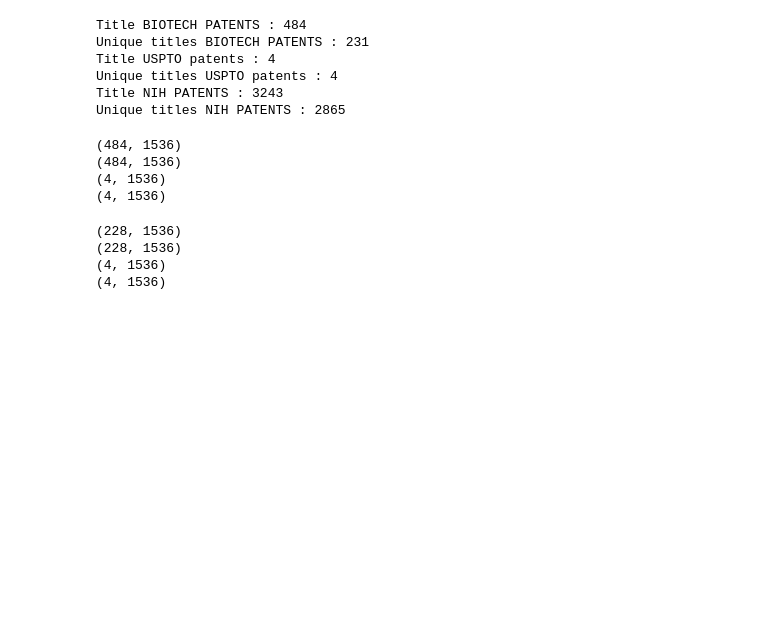
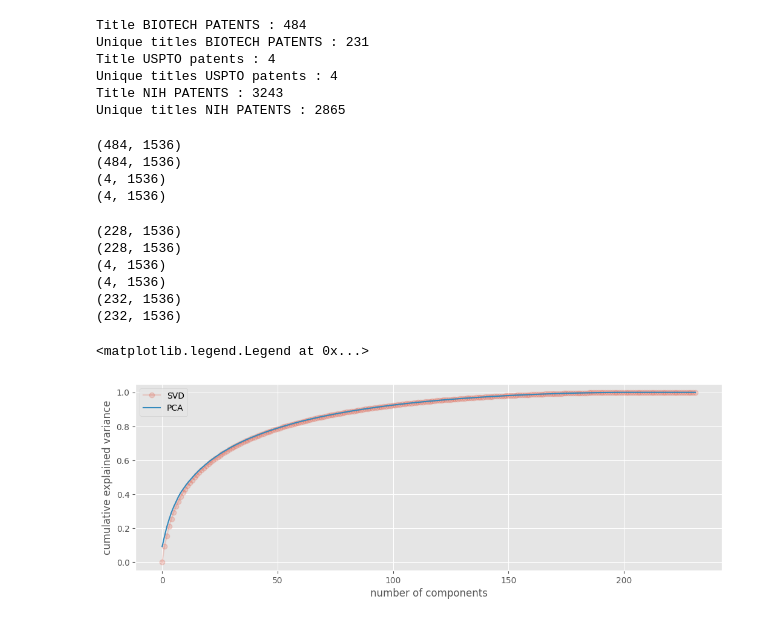
Before and after one commit to malinphy/e_repo, a Jupyter notebook: patent_data_EDA.ipynb, the cells around one changed output. Drawn from its saved outputs; the diff is of its cells as text; code cells hidden in the pictures; blank space fills up the shorter version.

```diff
--- a/patent_data_EDA.ipynb
+++ b/patent_data_EDA.ipynb
@@ -12,6 +14,11 @@ from typing import List
 import collections
 import numpy as np
 import pandas as pd
+import scann
+import joblib
+from sklearn.decomposition import TruncatedSVD, PCA
+import matplotlib.pyplot as plt
+plt.style.use('ggplot')
 # %%
 biotech_patents_dir = 'drive/MyDrive/transfer/patent/vec_vectorized_biotech_patents_transformed_ols.json'
 uspto_patents_dir = 'drive/MyDrive/transfer/patent/vec_vectorized_uspto_patents_transformed_ols.json'
@@ -138,14 +251,22 @@ biotech_ada_abstract_diluted= np.array(biotech_ada_abstract_diluted)
 
 uspto_ada_title_diluted= np.array(uspto_ada_title_diluted)
 uspto_ada_abstract_diluted= np.array(uspto_ada_abstract_diluted)
+
+total_ada_title_diluted = np.concatenate((biotech_ada_title_diluted,uspto_ada_title_diluted))
+total_ada_abstract_diluted = np.concatenate((biotech_ada_abstract_diluted,uspto_ada_abstract_diluted))
 # %%
 print(biotech_ada_title_diluted.shape)
 print(biotech_ada_abstract_diluted.shape)
 
 print(uspto_ada_title_diluted.shape)
 print(uspto_ada_abstract_diluted.shape)
+
+print(total_ada_title_diluted.shape)
+print(total_ada_abstract_diluted.shape)
 # %% [output]
 (228, 1536)
 (228, 1536)
 (4, 1536)
 (4, 1536)
+(232, 1536)
+(232, 1536)
@@ -151,0 +281,16 @@ print(uspto_ada_abstract_diluted.shape)
+# %%
+pca = PCA().fit(total_ada_abstract_diluted)
+pca_var = np.cumsum(pca.explained_variance_ratio_)
+
+svd_content = TruncatedSVD(n_iter= 25, n_components = 1536 ).fit(total_ada_abstract_diluted)
+svd_var = np.cumsum(svd_content.explained_variance_ratio_)
+
+plt.figure(figsize = (12.5,4))
+plt.plot(svd_var, marker = 'o', alpha =0.2)
+plt.plot(pca_var)
+plt.xlabel('number of components')
+plt.ylabel('cumulative explained variance');
+plt.legend(['SVD','PCA'])
+# %% [output]
+<matplotlib.legend.Legend at 0x...>
+[figure, added]
```
Also changed, not shown: parts of 9 cells of this notebook.
